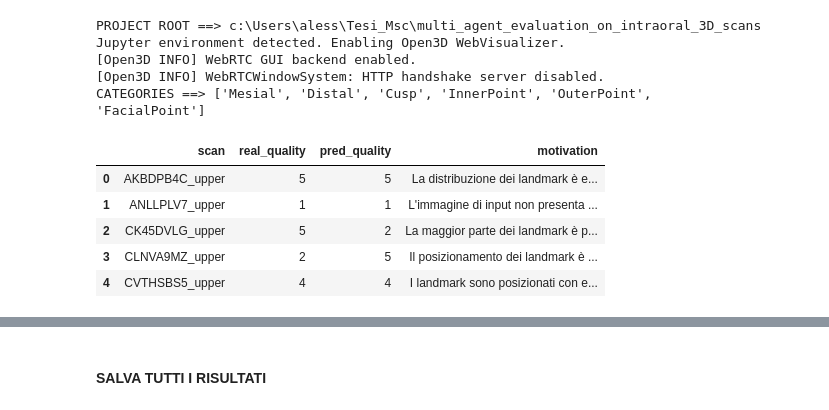
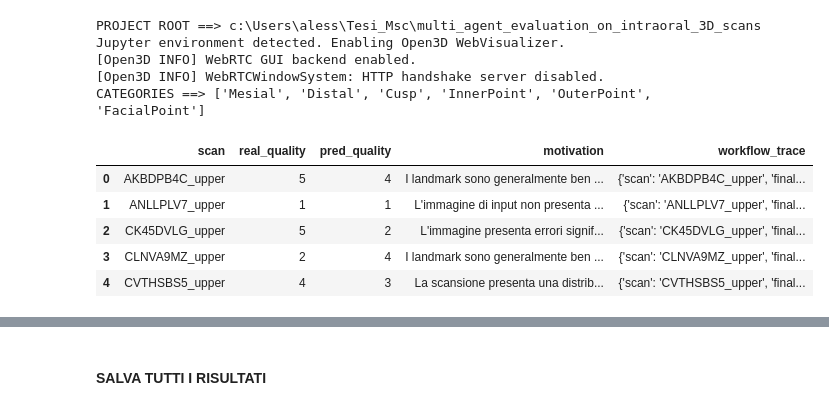
Before and after one commit to aleds96/multi_agent_evaluation_on_intraoral_3D_scans, a Jupyter notebook: notebook/single_agent_arc_eval__4.ipynb, the cells around one changed output, grey strips where cells are left out. Drawn from its saved outputs; the diff is of its cells as text; code cells hidden in the pictures.

```diff
--- a/notebook/single_agent_arc_eval__4.ipynb
+++ b/notebook/single_agent_arc_eval__4.ipynb
@@ -23,41 +23,41 @@ CATEGORIES ==> ['Mesial', 'Distal', 'Cusp', 'InnerPoint', 'OuterPoint', 'FacialP
 # %%
 #EXP_ID="exp_v8_wlv3_single_agent__20260913_153430"
 #EXP_ID="exp_v9_walllv_single_agent__20260913_160446"
 #EXP_ID="exp_v1_single_agent_selfReflection_wf__20261002_233106"
 #EXP_ID="exp_multiAgent_onlyMissLandMark_wf__v3__20260929_131502"
 #EXP_ID="exp_multiAgent_onlyFlipLandMark_wf__v1__20260929_231431"
 
 #EXP_ID="exp_multiAgent_Miss+FlipLandMark_wf__v1__20260930_001642"
 #EXP_ID="exp_multiAgent_ShiftLandMark_wf__v1__20260930_085518"
 #EXP_ID="exp_multiAgent_ShiftLandMark_wf__v2__20260930_104619"
 #EXP_ID="exp_multiAgent_Miss+Flip+ShiftLandMark_wf__v1__20260930_120508"
 #EXP_ID="exp_multiAgent_Miss+ShiftLandMark_wf__v1__20260930_134309"
 #EXP_ID="exp_multiAgent_Flip+ShiftLandMark_wf__v1__20260930_145534"
 #EXP_ID="exp_multiAgent_noProfile_Flip+ShiftLandMark_wf__v1__20260930_180557"
 #EXP_ID="exp_multiAgent_noProfile_Miss+Flip+ShiftLandMark_wf__v1__20260930_195149"
-EXP_ID="exp_multiAgent_noProfile_ShiftLandMark_wf__v1__20261001_221956"
-
+#EXP_ID="exp_multiAgent_noProfile_ShiftLandMark_wf__v1__20261001_221956"
+EXP_ID="exp_multiAgent_Flip+ShiftLandMark_selfReflection_wf__v1___20261003_005028"
 EXP_DIR = PROJECT_ROOT / "experiments" / EXP_ID
 OUTPUTS_PATH = EXP_DIR / "outputs.json"
 EVAL_PATH = EXP_DIR / "evaluation.json"
 CONFIG_PATH = EXP_DIR / "config.json"
 
 DATA_ROOT = PROJECT_ROOT / "dataset"
 SCANS = DATA_ROOT / "toothinstancenet_input"
 GT_ROOT = SCANS
 PRED_CSV = DATA_ROOT / "model_predictions" / "ynlab" / "predictions.csv"
 with open(OUTPUTS_PATH, "r") as f:
     outputs = json.load(f)
 
 experiment_outputs_df = pd.DataFrame(outputs)
 experiment_outputs_df.head()
 # %% [output]
-|  | scan | real_quality | pred_quality | motivation |
-| 0 | AKBDPB4C_upper | 5 | 5 | La distribuzione dei landmark è e... |
-| 1 | ANLLPLV7_upper | 1 | 1 | L'immagine di input non presenta ... |
-| 2 | CK45DVLG_upper | 5 | 2 | La maggior parte dei landmark è p... |
-| 3 | CLNVA9MZ_upper | 2 | 5 | Il posizionamento dei landmark è ... |
-| 4 | CVTHSBS5_upper | 4 | 4 | I landmark sono posizionati con e... |
+|  | scan | real_quality | pred_quality | motivation | workflow_trace |
+| 0 | AKBDPB4C_upper | 5 | 4 | I landmark sono generalmente ben ... | {'scan': 'AKBDPB4C_upper', 'final... |
+| 1 | ANLLPLV7_upper | 1 | 1 | L'immagine di input non presenta ... | {'scan': 'ANLLPLV7_upper', 'final... |
+| 2 | CK45DVLG_upper | 5 | 2 | L'immagine presenta errori signif... | {'scan': 'CK45DVLG_upper', 'final... |
+| 3 | CLNVA9MZ_upper | 2 | 4 | I landmark sono generalmente ben ... | {'scan': 'CLNVA9MZ_upper', 'final... |
+| 4 | CVTHSBS5_upper | 4 | 3 | La scansione presenta una distrib... | {'scan': 'CVTHSBS5_upper', 'final... |
 # %%
 
 y_true = experiment_outputs_df["real_quality"].astype(int)
```
Also changed, not shown: parts of 2 cells of this notebook, 9 other files.
